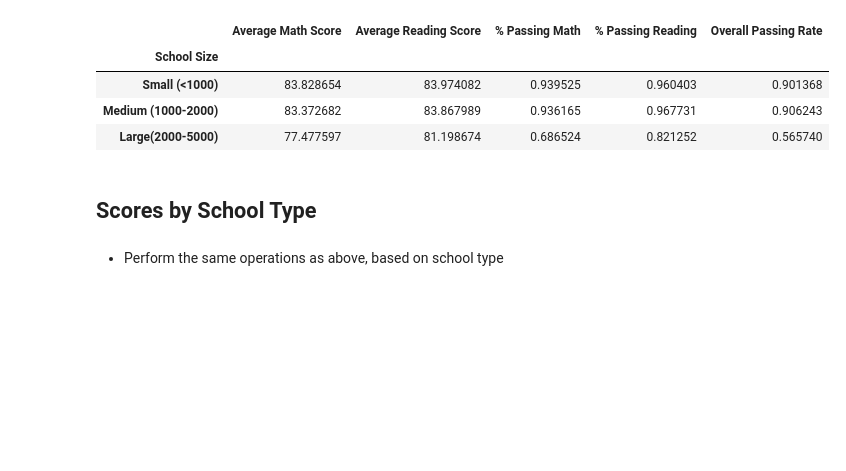
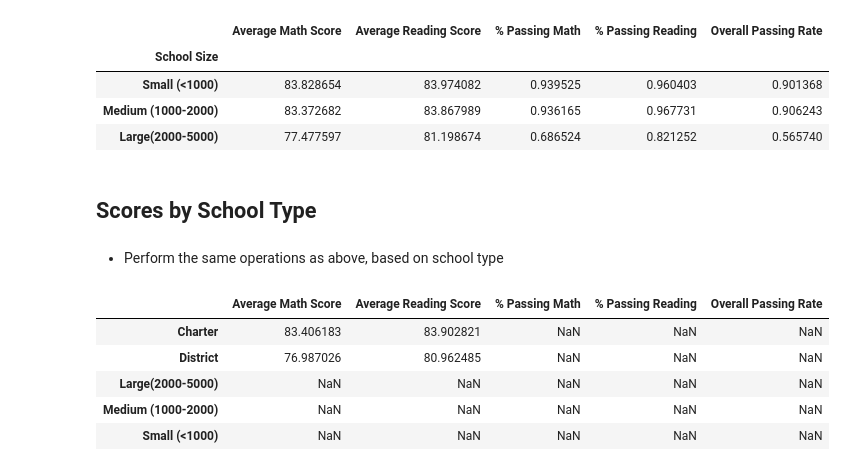
Before and after one commit to siararaeDA/pandas-challenge, a Jupyter notebook: PyCitySchools/PyCitySchools.ipynb, the cells around one changed output. Saved outputs shown, nothing was run; the diff lists cells and outputs as text; code cells hidden in the pictures; blank space fills up the shorter version.

```diff
--- a/PyCitySchools/PyCitySchools.ipynb
+++ b/PyCitySchools/PyCitySchools.ipynb
@@ -358,3 +358,36 @@ dataBySpending
 ## Scores by School Type
 # %% [markdown]
 * Perform the same operations as above, based on school type
+# %%
+
+
+groupedByType = school_data_complete.groupby("type")
+
+avgMath = groupedByType["math_score"].mean()
+#print(avgMath)
+avgReading = groupedByType["reading_score"].mean()
+#print(avgReading)
+percentPassingMath = school_data_complete[(school_data_complete["math_score"] >= 70)].groupby("School Size")["Student ID"].count() / groupedByType["Student ID"].count()
+#print(percentPassingMath)
+percentPassingReading = school_data_complete[(school_data_complete["reading_score"] >= 70)].groupby("School Size")["Student ID"].count() / groupedByType["Student ID"].count()
+#print(percentPassingReading)
+overallPassing = school_data_complete[(school_data_complete["math_score"] >= 70) & (school_data_complete["reading_score"] >= 70)].groupby("School Size")["Student ID"].count() / groupedByType["Student ID"].count()
+# The instructions say to do it the way of the following comment, but doing it the above way gives me a matching result to the example in the instructions
+#(percentPassingMath + percentPassingReading) / 2
+#print(overallPassing)
+
+dataByType = pd.DataFrame({
+    "Average Math Score": avgMath,
+    "Average Reading Score": avgReading,
+    "% Passing Math": percentPassingMath,
+    "% Passing Reading": percentPassingReading,
+    "Overall Passing Rate": overallPassing
+})
+dataByType
+# %% [output]
+|  | Average Math Score | Average Reading Score | % Passing Math | % Passing Reading | Overall Passing Rate |
+| Charter | 83.406183 | 83.902821 | NaN | NaN | NaN |
+| District | 76.987026 | 80.962485 | NaN | NaN | NaN |
+| Large(2000-5000) | NaN | NaN | NaN | NaN | NaN |
+| Medium (1000-2000) | NaN | NaN | NaN | NaN | NaN |
+| Small (<1000) | NaN | NaN | NaN | NaN | NaN |
```
Also changed, not shown: parts of 1 cell of this notebook.
